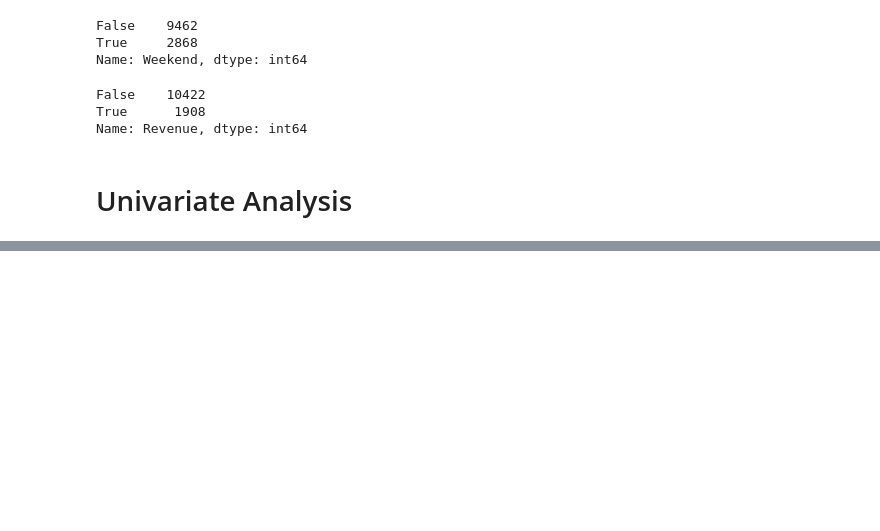
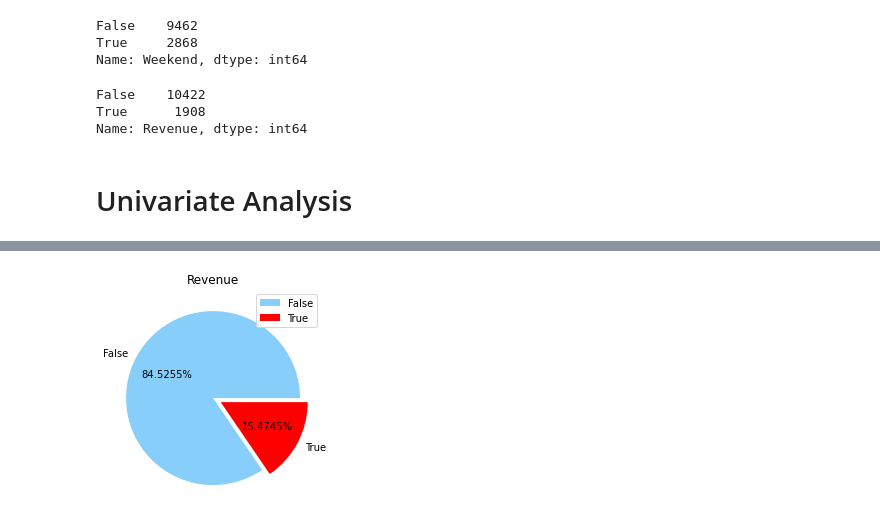
Before and after one commit to navchandru/Academic-Projects, a Jupyter notebook: Online Shoppers intention/OSI.ipynb, the cells around one changed output, grey strips where cells are left out. Drawn from its saved outputs; the diff is of its cells as text; code cells hidden in the pictures; blank space fills up the shorter version.

```diff
--- a/Online Shoppers intention/OSI.ipynb
+++ b/Online Shoppers intention/OSI.ipynb
@@ -248,0 +255,11 @@ Name: Revenue, dtype: int64
+# %%
+#Pie chart shows the percentage of the each value in the Revenue
+Revlabel = ['False', 'True']
+colors = ['lightskyblue', 'red']
+explode =(0,0.1)
+plt.title("Revenue")
+plt.pie(osi.Revenue.value_counts(), labels = Revlabel, autopct = '%.4f%%', colors = colors, explode = explode)
+plt.legend()
+plt.show()
+# %% [output]
+[figure, added]
```
Also changed, not shown: parts of 6 cells of this notebook.
